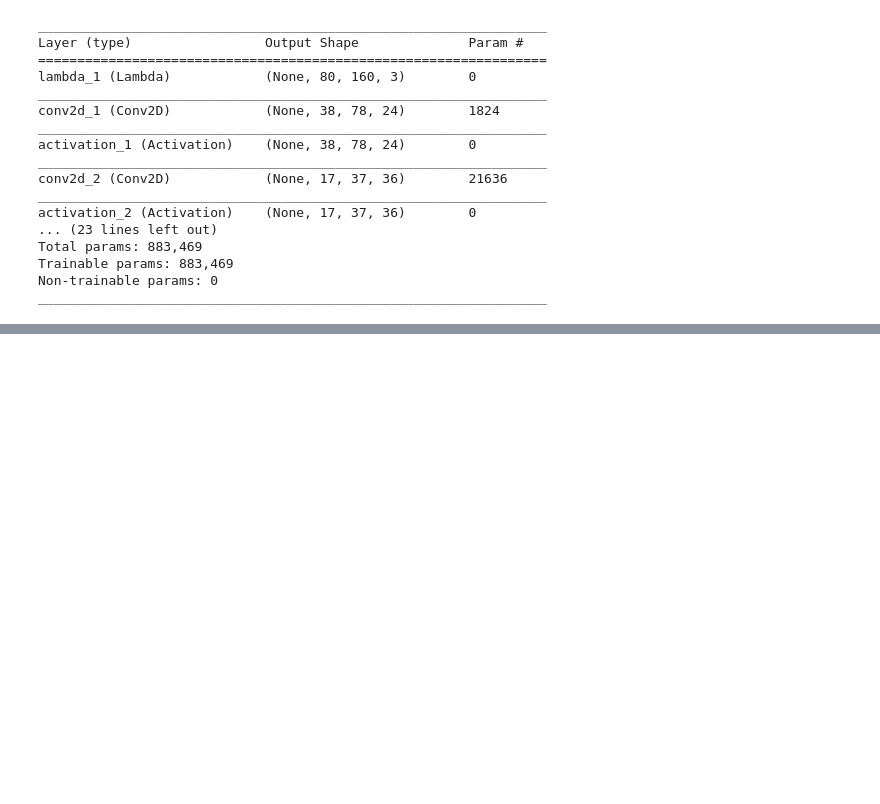
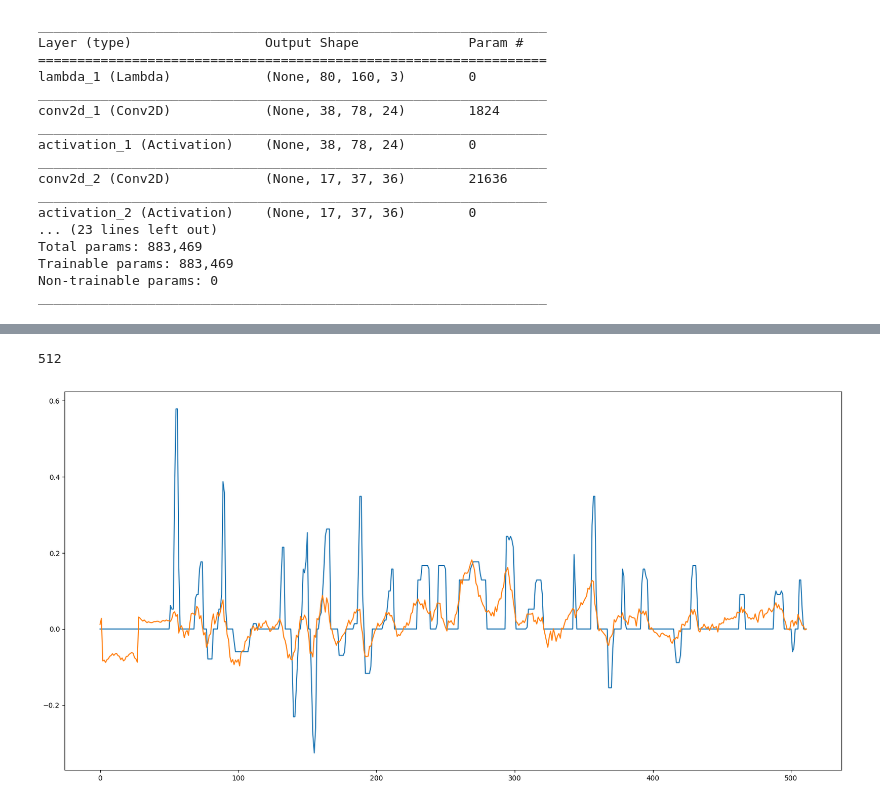
Before and after one commit to asimonov/PyData-London-SDC-Behavioural-Cloning, a Jupyter notebook: behavioural-cloning.ipynb, the cells around one changed output, grey strips where cells are left out. Drawn from its saved outputs; the diff is of its cells as text; code cells hidden in the pictures; blank space fills up the shorter version.

```diff
--- a/behavioural-cloning.ipynb
+++ b/behavioural-cloning.ipynb
@@ -236,35 +212,26 @@ limit_mem()
 # clean state with extra mon and parallels 1.1gb free (50%)
 # %%
 model = Sequential()
+inputs_shape = desired_size + (3,)
 # normalize
-model.add(Lambda(lambda x: x/255 - 0.5, input_shape=images.shape[1:], output_shape=images.shape[1:]))
-#
-model.add(Conv2D(24, 5, 5, subsample=(2,2), border_mode='valid'))
+model.add(Lambda(lambda x: x/255 - 0.5, input_shape=inputs_shape, output_shape=inputs_shape))
+# convolutions part
+model.add(Conv2D(24, (5, 5), strides=(2,2), padding='valid'))
 model.add(Activation('relu'))
-model.add(Conv2D(36, 5, 5, subsample=(2,2), border_mode='valid'))
-#model.add(MaxPooling2D((2,2)))
-#model.add((Dropout(0.5)))
+model.add(Conv2D(36, (5, 5), strides=(2,2), padding='valid'))
 model.add(Activation('relu'))
-#
-model.add(Conv2D(48, 5, 5, subsample=(2,2), border_mode='valid'))
-#model.add(MaxPooling2D((2,2)))
-#model.add((Dropout(0.5)))
+model.add(Conv2D(48, (5, 5), strides=(2,2), padding='valid'))
 model.add(Activation('relu'))
-#
-model.add(Conv2D(64, 3, 3, border_mode='valid'))
-#model.add(MaxPooling2D((2,2)))
-#model.add((Dropout(0.5)))
+model.add(Conv2D(64, (3, 3), padding='valid'))
 model.add(Activation('relu'))
-#
-model.add(Conv2D(64, 3, 3, border_mode='valid'))
-#model.add(MaxPooling2D((2,2)))
+model.add(Conv2D(64, (3, 3), padding='valid'))
 model.add((Dropout(0.1)))
 model.add(Activation('relu'))
-#
+# fully connected part
 model.add(Flatten())
 model.add(Dense(300, activation='relu'))
 model.add(Dense(10))
-# output
+# output -- single number
 model.add(Dense(1))
 
 model.summary()
@@ -335,5 +296,11 @@ def test_Generator(batch_size=64):
 # %%
-predicted_angle = model.predict_generator(test_Generator(batch_size), val_samples=124*64)
+predicted_angle = model.predict_generator(test_Generator(batch_size), steps=500/batch_size)
+# %%
+len(predicted_angle)
+# %% [output]
+512
 # %%
-r = range(0,500)
+r = range(len(predicted_angle))
 plt.plot(r, steering[r], r, predicted_angle[r]);
+# %% [output]
+[figure, added]
```
Also changed, not shown: parts of 29 cells of this notebook, 6 other files.
